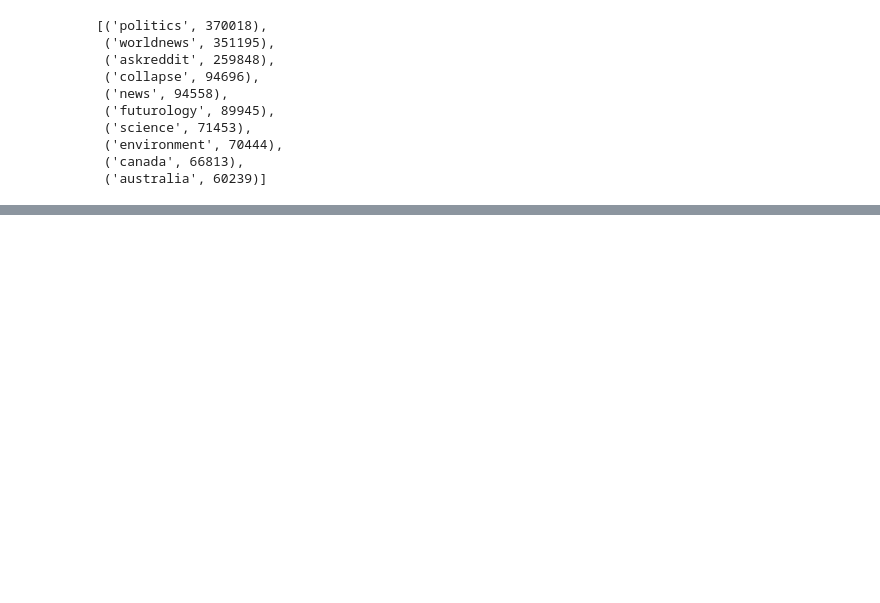
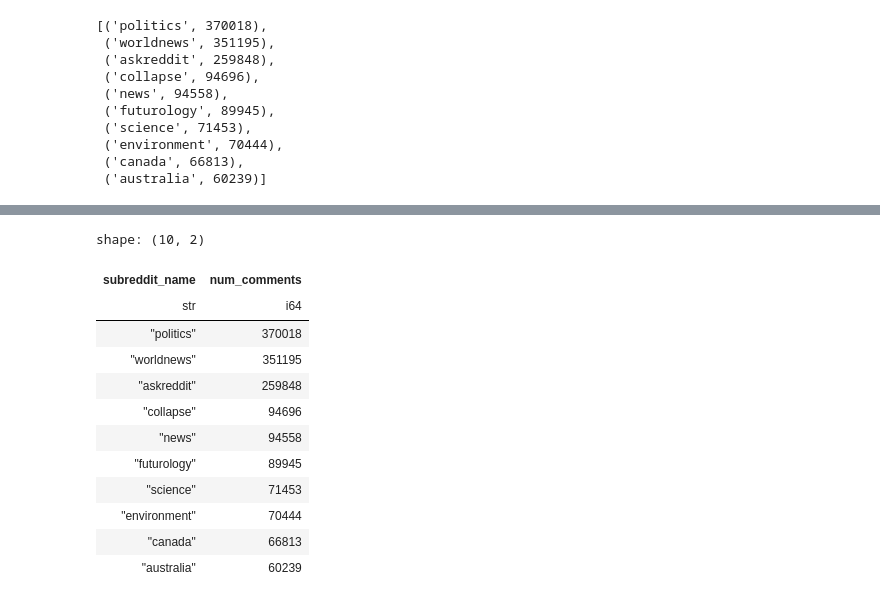
Before and after one commit to astrojuanlu/orchest-duckdb, a Jupyter notebook: analyze-data.ipynb, the cells around one changed output, grey strips where cells are left out. Saved outputs shown, nothing was run; the diff lists cells and outputs as text; code cells hidden in the pictures; blank space fills up the shorter version.

```diff
--- a/analyze-data.ipynb
+++ b/analyze-data.ipynb
@@ -130,0 +200,18 @@ ORDER BY num_comments DESC
+# %%
+data = rel.arrow()  # Arrow data
+# %%
+pl.DataFrame(data)  # Polars
+# %% [output]
+shape: (10, 2)
+| subreddit_name | num_comments |
+| str | i64 |
+| "politics" | 370018 |
+| "worldnews" | 351195 |
+| "askreddit" | 259848 |
+| "collapse" | 94696 |
+| "news" | 94558 |
+| "futurology" | 89945 |
+| "science" | 71453 |
+| "environment" | 70444 |
+| "canada" | 66813 |
+| "australia" | 60239 |
```
Also changed, not shown: parts of 22 cells of this notebook, 1 other file.
